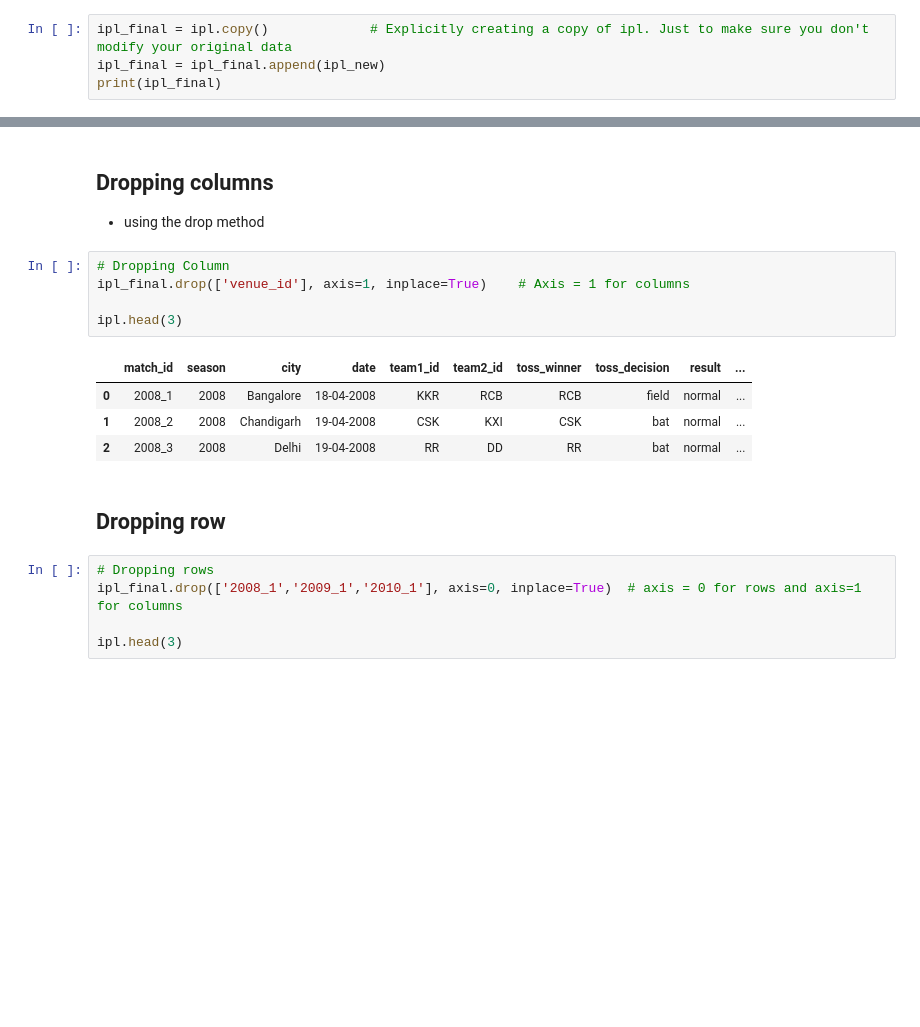
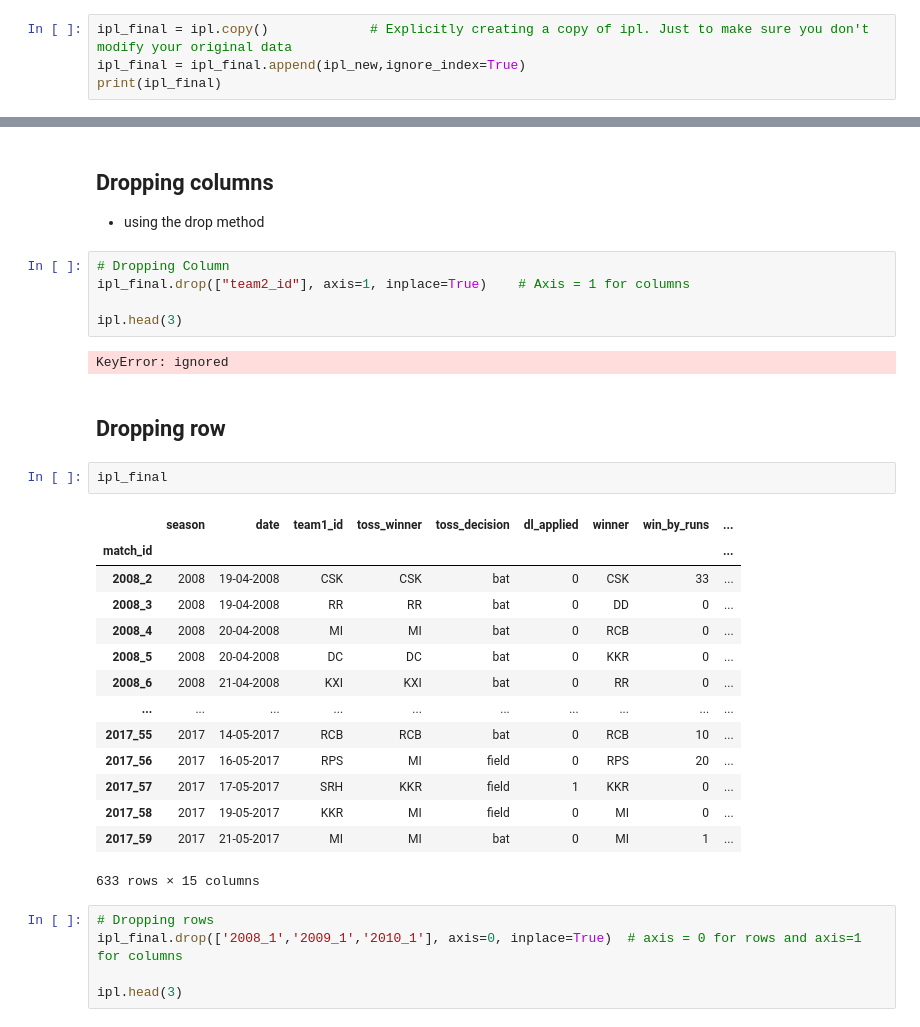
Before and after one commit to 19PA1A0420/pythonbasic, a Jupyter notebook: CSE7235c_Day_01_Pandas_Master_Copy.ipynb, the cells around one changed output, grey strips where cells are left out. Saved outputs shown, nothing was run; the diff lists cells and outputs as text; blank space fills up the shorter version.

```diff
--- a/CSE7235c_Day_01_Pandas_Master_Copy.ipynb
+++ b/CSE7235c_Day_01_Pandas_Master_Copy.ipynb
@@ -47,6 +47,6 @@ print(ipl_new.shape)
 - We need to append new matches data to the old data using append method
 # %%
 ipl_final = ipl.copy()             # Explicitly creating a copy of ipl. Just to make sure you don't modify your original data
-ipl_final = ipl_final.append(ipl_new)
+ipl_final = ipl_final.append(ipl_new,ignore_index=True)
 print(ipl_final)
 # %% [output]
@@ -144,16 +146,30 @@ ipl.describe()
 - using the drop method
 # %%
 # Dropping Column
-ipl_final.drop(['venue_id'], axis=1, inplace=True)    # Axis = 1 for columns
+ipl_final.drop(["team2_id"], axis=1, inplace=True)    # Axis = 1 for columns
 
 ipl.head(3)
 # %% [output]
-|  | match_id | season | city | date | team1_id | team2_id | toss_winner | toss_decision | result | ... |
-| 0 | 2008_1 | 2008 | Bangalore | 18-04-2008 | KKR | RCB | RCB | field | normal | ... |
-| 1 | 2008_2 | 2008 | Chandigarh | 19-04-2008 | CSK | KXI | CSK | bat | normal | ... |
-| 2 | 2008_3 | 2008 | Delhi | 19-04-2008 | RR | DD | RR | bat | normal | ... |
+KeyError: ignored
 # %% [markdown]
 ## **Dropping row**
+# %%
+ipl_final
+# %% [output]
+|  | season | date | team1_id | toss_winner | toss_decision | dl_applied | winner | win_by_runs | ... |
+| match_id |  |  |  |  |  |  |  |  | ... |
+| 2008_2 | 2008 | 19-04-2008 | CSK | CSK | bat | 0 | CSK | 33 | ... |
+| 2008_3 | 2008 | 19-04-2008 | RR | RR | bat | 0 | DD | 0 | ... |
+| 2008_4 | 2008 | 20-04-2008 | MI | MI | bat | 0 | RCB | 0 | ... |
+| 2008_5 | 2008 | 20-04-2008 | DC | DC | bat | 0 | KKR | 0 | ... |
+| 2008_6 | 2008 | 21-04-2008 | KXI | KXI | bat | 0 | RR | 0 | ... |
+| ... | ... | ... | ... | ... | ... | ... | ... | ... | ... |
+| 2017_55 | 2017 | 14-05-2017 | RCB | RCB | bat | 0 | RCB | 10 | ... |
+| 2017_56 | 2017 | 16-05-2017 | RPS | MI | field | 0 | RPS | 20 | ... |
+| 2017_57 | 2017 | 17-05-2017 | SRH | KKR | field | 1 | KKR | 0 | ... |
+| 2017_58 | 2017 | 19-05-2017 | KKR | MI | field | 0 | MI | 0 | ... |
+| 2017_59 | 2017 | 21-05-2017 | MI | MI | bat | 0 | MI | 1 | ... |
+633 rows × 15 columns
 # %%
 # Dropping rows
 ipl_final.drop(['2008_1','2009_1','2010_1'], axis=0, inplace=True)  # axis = 0 for rows and axis=1 for columns
```
Also changed, not shown: parts of 2 cells of this notebook.
